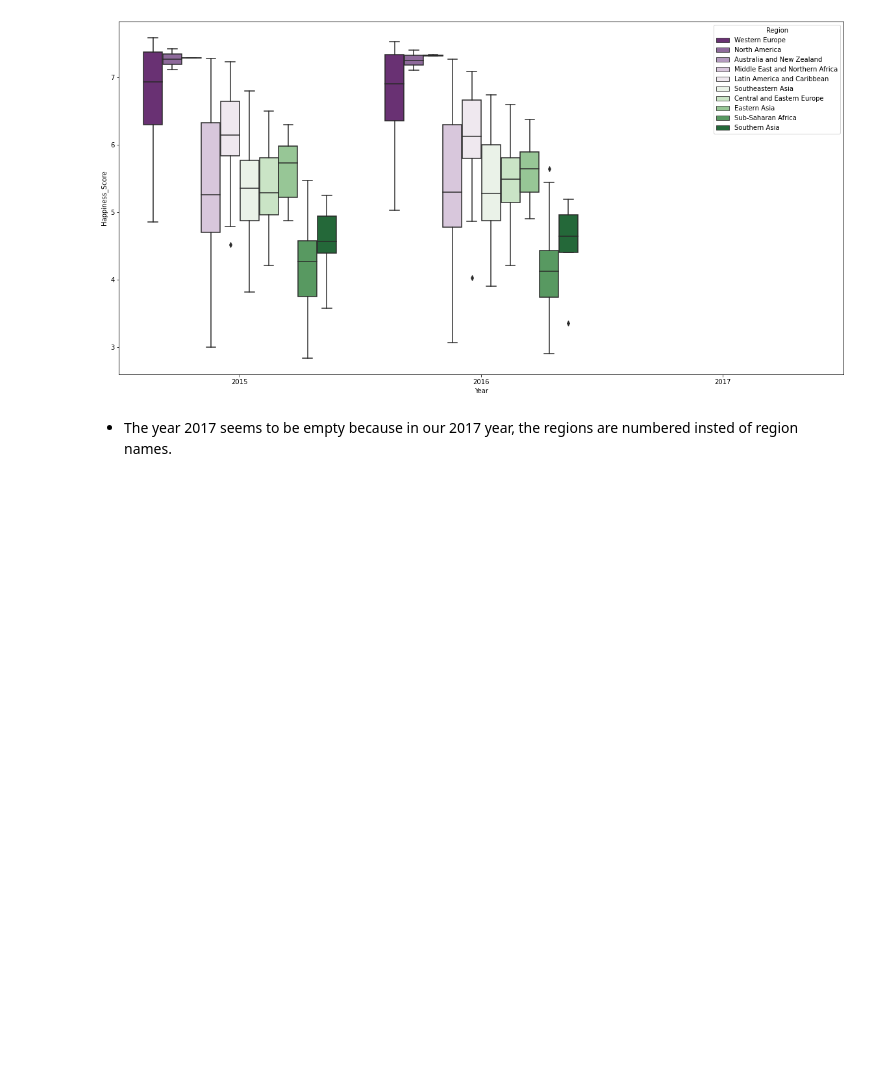
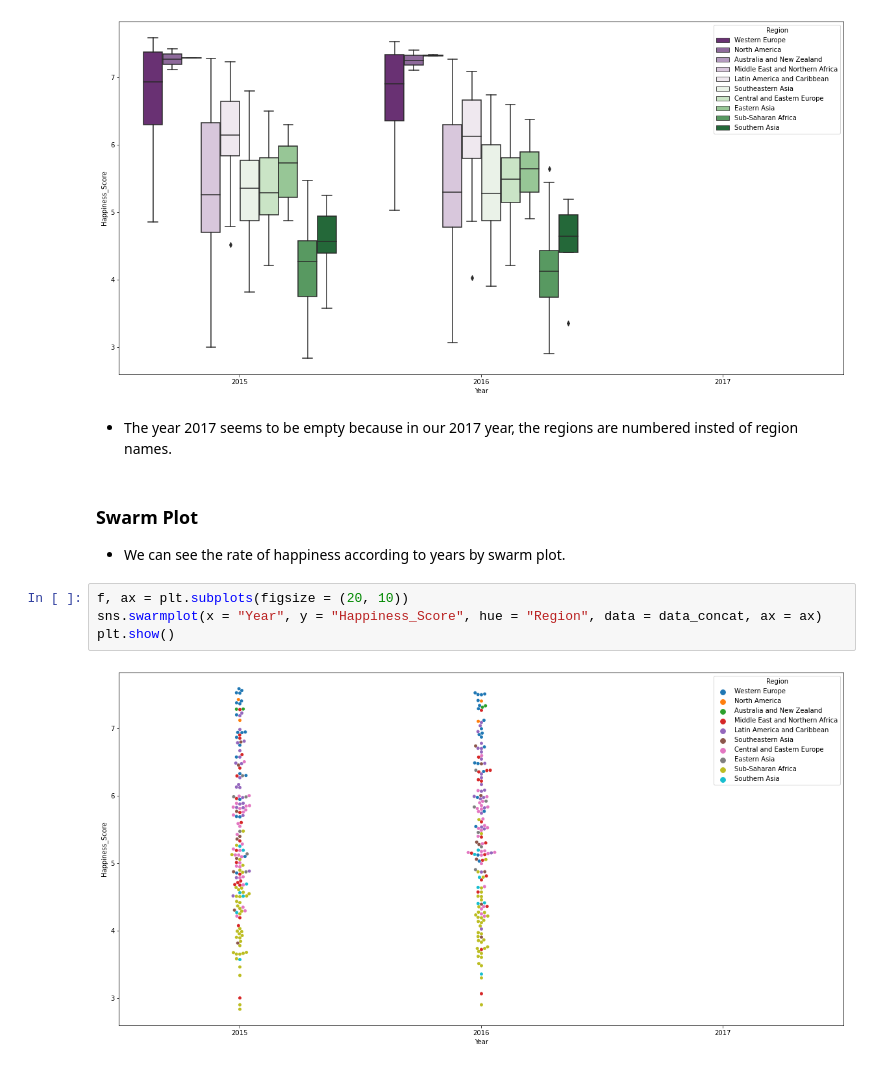
Before and after one commit to ApurbaKumarMajumder/Machine-Learning, a Jupyter notebook: Models/World_Happiness_Report_Data_Compilation.ipynb, the cells around one changed output. Drawn from its saved outputs; the diff is of its cells as text; blank space fills up the shorter version.

```diff
--- a/Models/World_Happiness_Report_Data_Compilation.ipynb
+++ b/Models/World_Happiness_Report_Data_Compilation.ipynb
@@ -376,3 +376,13 @@ plt.show()
 [figure]
 # %% [markdown]
 * The year 2017 seems to be empty because in our 2017 year, the regions are numbered insted of region names.
+# %% [markdown]
+### Swarm Plot
+
+* We can see the rate of happiness according to years by swarm plot.
+# %%
+f, ax = plt.subplots(figsize = (20, 10))
+sns.swarmplot(x = "Year", y = "Happiness_Score", hue = "Region", data = data_concat, ax = ax)
+plt.show()
+# %% [output]
+[figure, added]
```
Also changed, not shown: parts of 6 cells of this notebook, 1 other file.
